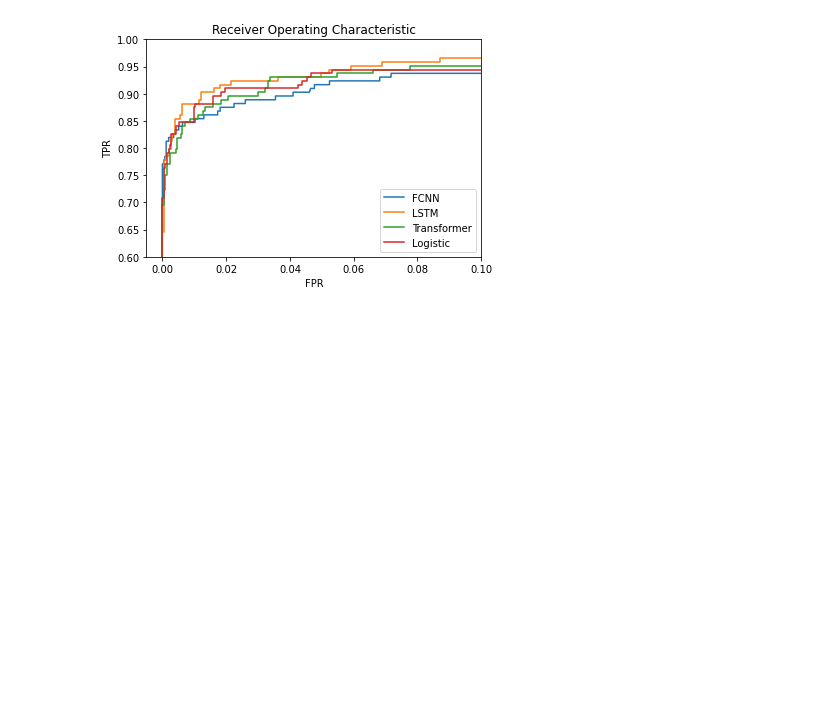
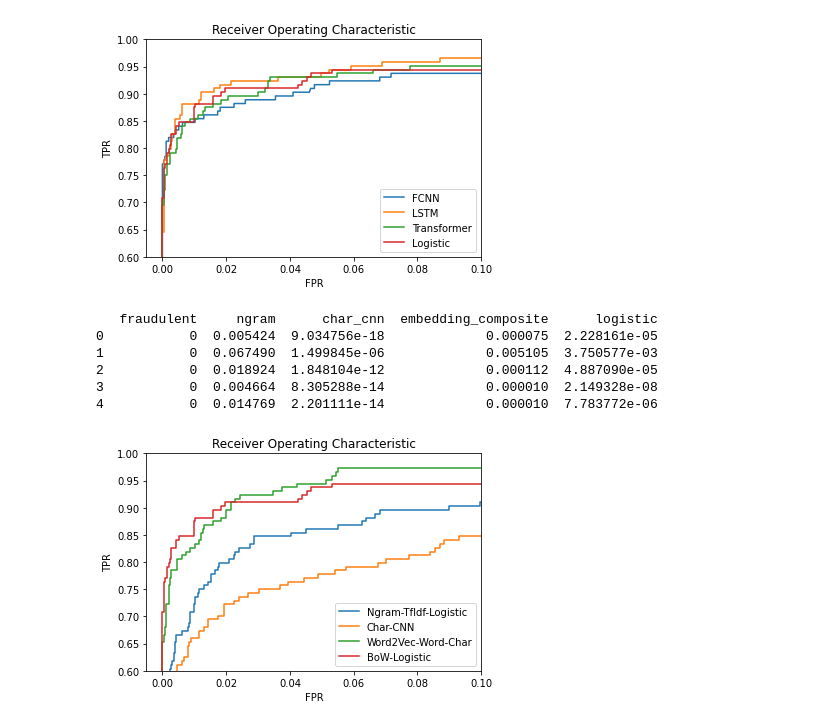
Before and after one commit to r-dube/fakejobs, a Jupyter notebook: fj_roc_auc.ipynb, the cells around one changed output. Cells and saved outputs as stored; diff of their text form; code cells hidden in the pictures; blank space fills up the shorter version.

Commit message:
added roc curves for char-cnn, word-char, ngram models

```diff
--- a/fj_roc_auc.ipynb
+++ b/fj_roc_auc.ipynb
@@ -63,3 +63,50 @@ plt.ylim(0.6, 1)
 plt.show()
 # %% [output]
 [figure]
+# %%
+# ROC curves for the more complicated models
+ngram_file = '/content/drive/My Drive/Results/fj_ngram.csv'
+char_cnn_file = '/content/drive/My Drive/Results/fj_char_cnn.csv'
+embedding_composite_file = '/content/drive/My Drive/Results/fj_embedding_composite.csv'
+logistic_file = '/content/drive/My Drive/Results/logistic.csv'
+
+df_ngram = pd.read_csv(ngram_file)
+df_char_cnn = pd.read_csv(char_cnn_file)
+df_embedding_composite = pd.read_csv(embedding_composite_file)
+df_logistic = pd.read_csv(logistic_file)
+# %%
+# Sanity check loaded data
+# Create dataset for ROC
+df_ngram = df_ngram[['fraudulent', 'ngram']]
+df_char_cnn = df_char_cnn[['char_cnn']]
+df_embedding_composite = df_embedding_composite[['embedding_composite']]
+df_logistic = df_logistic[['logistic']]
+df = pd.concat([df_ngram, df_char_cnn, df_embedding_composite, df_logistic], axis=1)
+print(df.head())
+# %% [output]
+   fraudulent     ngram      char_cnn  embedding_composite      logistic
+0           0  0.005424  9.034756e-18             0.000075  2.228161e-05
+1           0  0.067490  1.499845e-06             0.005105  3.750577e-03
+2           0  0.018924  1.848104e-12             0.000112  4.887090e-05
+3           0  0.004664  8.305288e-14             0.000010  2.149328e-08
+4           0  0.014769  2.201111e-14             0.000010  7.783772e-06
+# %%
+fpr1, tpr1, thresholds1 = roc_curve(df['fraudulent'], df['ngram'])
+fpr2, tpr2, thresholds2 = roc_curve(df['fraudulent'], df['char_cnn'])
+fpr3, tpr3, thresholds3 = roc_curve(df['fraudulent'], df['embedding_composite'])
+fpr4, tpr4, thresholds4 = roc_curve(df['fraudulent'], df['logistic'])
+
+plt.plot([0,1],[0,1], 'k--')
+plt.plot(fpr1, tpr1, label= "Ngram-TfIdf-Logistic")
+plt.plot(fpr2, tpr2, label= "Char-CNN")
+plt.plot(fpr3, tpr3, label= "Word2Vec-Word-Char")
+plt.plot(fpr4, tpr4, label= "BoW-Logistic")
+plt.legend()
+plt.xlabel("FPR")
+plt.ylabel("TPR")
+plt.title('Receiver Operating Characteristic')
+plt.xlim(-0.005, 0.1)
+plt.ylim(0.6, 1)
+plt.show()
+# %% [output]
+[figure, added]
```
